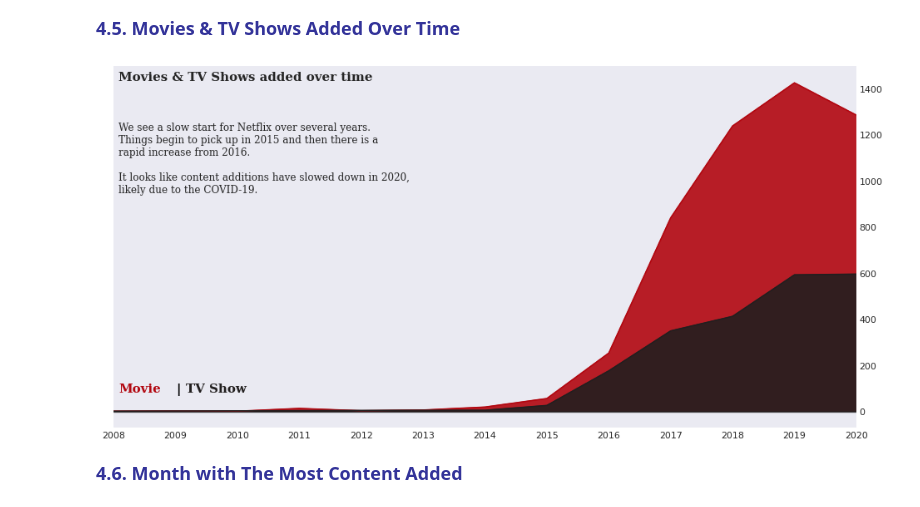
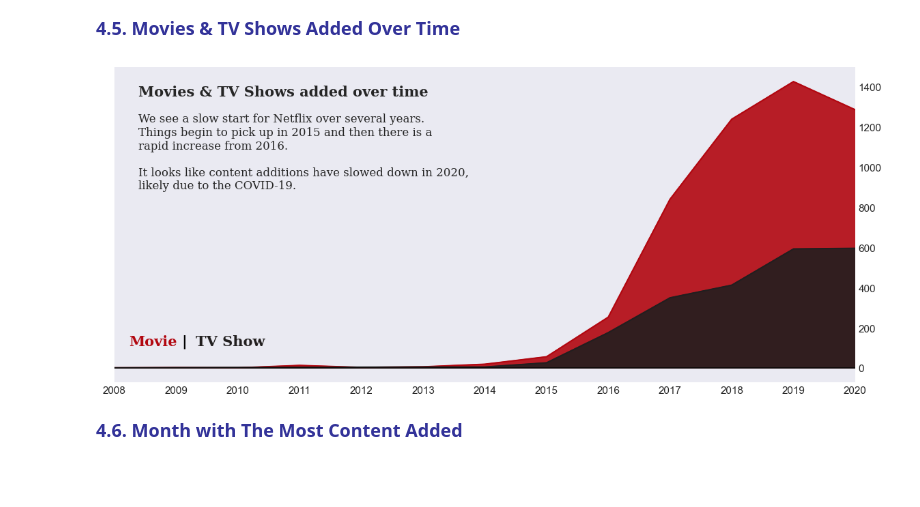
Before and after one commit to felicebenita/felicebtan.github.io, a Jupyter notebook: jupyter-notebook/netflix-eda-visualization.ipynb, the cells around one changed output. Cells and saved outputs as stored; diff of their text form; code cells hidden in the pictures; blank space fills up the shorter version.

```diff
--- a/jupyter-notebook/netflix-eda-visualization.ipynb
+++ b/jupyter-notebook/netflix-eda-visualization.ipynb
@@ -17,6 +16,6 @@ from wordcloud import WordCloud
 # %%
 # Reading data
-df = pd.read_csv('../input/netflix-shows/netflix_titles.csv') # Loading data
+df = pd.read_csv('D:/Pedoman/Porto Folios/Netflix Movies and TV Shows/netflix_titles.csv') # Loading data
 df.head() # Displaying the first 5 lines of the dataset
 # %% [output]
 |  | show_id | type | title | director | cast | country | date_added | release_year | rating | duration | ... |
@@ -158,7 +157,7 @@ fields = ['Movie','TV Show']
 colors = ['#1D2F6F', '#8390FA']
 
 # figure and axis
-fig, ax = plt.subplots(1, figsize=(14, 4))
+fig, ax = plt.subplots(1, figsize=(12, 3))
 # plot bars
 left = len(mf_ratio) * [0]
 for idx, name in enumerate(fields):
@@ -172,26 +171,26 @@ ax.set_yticks([])
 for i in mf_ratio.index:
     ax.annotate(f"{mf_ratio['Movie'][i]}%",
                    xy=(mf_ratio['Movie'][i]/2, i),
-                   va = 'center', ha='center',fontsize=40, fontweight='light', fontfamily='serif',
+                   va = 'center', ha='center', fontsize=40, fontweight='light', fontfamily='serif',
                    color='white')
 
     ax.annotate("Movie",
                    xy=(mf_ratio['Movie'][i]/2, -0.20),
-                   va = 'center', ha='center',fontsize=15, fontweight='light', fontfamily='serif',
+                   va = 'center', ha='center', fontsize=15, fontweight='light', fontfamily='serif',
                    color='white')
 
 for i in mf_ratio.index:
     ax.annotate(f"{mf_ratio['TV Show'][i]}%",
                    xy=(mf_ratio['Movie'][i]+mf_ratio['TV Show'][i]/2, i),
-                   va = 'center', ha='center',fontsize=40, fontweight='light', fontfamily='serif',
+                   va = 'center', ha='center', fontsize=40, fontweight='light', fontfamily='serif',
                    color='white')
     ax.annotate("TV Show",
                    xy=(mf_ratio['Movie'][i]+mf_ratio['TV Show'][i]/2, -0.20),
-                   va = 'center', ha='center',fontsize=15, fontweight='light', fontfamily='serif',
+                   va = 'center', ha='center', fontsize=15, fontweight='light', fontfamily='serif',
                    color='white')
 
 # title, legend, labels
-fig.text(0.125,1.03,'Movie & TV Show distribution', fontfamily='serif',fontsize=15, fontweight='bold')
+fig.text(0.125,1.03,'Movie & TV Show distribution', fontfamily='serif', fontsize=15, fontweight='bold')
 fig.text(0.125,0.92,'We see vastly more movies than TV shows on Netflix.',fontfamily='serif',fontsize=12)
 plt.xlabel(None)
 plt.ylabel(None)
@@ -199,6 +198,5 @@ plt.ylabel(None)
 for s in ['top', 'left', 'right', 'bottom']:
     ax.spines[s].set_visible(False)
 
-ax.legend().set_visible(False)
 plt.show()
 # %% [output]
@@ -263,8 +273,10 @@ directors = df[df['director'] != 'Unspecified']
 directors = directors.groupby('director').agg({'show_id':'count'}).rename({'show_id': 'total_show'}, axis = 1)
 directors = directors.sort_values(['total_show'], ascending = (False)).head(10).reset_index()
 
-sns.set(rc = {'figure.figsize': (20, 7)})
-ax = sns.barplot(x="total_show", y="director", data=directors, color="#aaa662").set(title="The Most Popular Directors", xlabel=None, ylabel=None)
+sns.set(rc = {'figure.figsize': (20, 6)})
+ax = sns.barplot(x="total_show", y="director", data=directors, color="#aaa662")
+ax.set_title("The Most Popular Directors", fontfamily='serif', fontsize=19.5, fontweight='bold')
+ax.set(xlabel=None, ylabel=None)
 plt.gca().set(xticks=[0, 5, 10, 15, 20])
 plt.gca().xaxis.set_major_formatter(FuncFormatter(lambda x, _: int(x)))
 # %% [output]
@@ -277,7 +289,7 @@ df['year_added'] = pd.DatetimeIndex(df['date_added']).year
 df['year_added'] = df['year_added'].astype('int')
 data = df.query("year_added >= 2007")
 
-fig, ax = plt.subplots(1, 1, figsize=(16, 8))
+fig, ax = plt.subplots(1, 1, figsize=(14, 6))
 color = ["#b20710", "#221f1f"]
 
 for i, mtv in enumerate(data['type'].value_counts().index):
@@ -286,41 +298,39 @@ for i, mtv in enumerate(data['type'].value_counts().index):
     ax.fill_between(mtv_rel.index, 0, mtv_rel, color=color[i], alpha=0.9)
 
 ax.yaxis.tick_right()
 
 ax.axhline(y = 0, color = 'black', linewidth = 1.3, alpha = .7)
 
 #ax.set_ylim(0, 50)
 #ax.legend(loc='upper left')
 for s in ['top', 'right','bottom','left']:
     ax.spines[s].set_visible(False)
 
 ax.grid(False)
 
 ax.set_xlim(2008,2020)
 plt.xticks(np.arange(2008, 2021, 1))
 
-fig.text(0.13, 0.85, 'Movies & TV Shows added over time', fontsize=15, fontweight='bold', fontfamily='serif')
-fig.text(0.13, 0.59,
+fig.text(0.15, 0.81, 'Movies & TV Shows added over time', fontsize=15, fontweight='bold', fontfamily='serif')
+fig.text(0.15, 0.55,
 '''We see a slow start for Netflix over several years.
 Things begin to pick up in 2015 and then there is a
 rapid increase from 2016.
 
 It looks like content additions have slowed down in 2020,
 likely due to the COVID-19.
 '''
-
 , fontsize=12, fontweight='light', fontfamily='serif')
 
-
-fig.text(0.13,0.2,"Movie", fontweight="bold", fontfamily='serif', fontsize=15, color='#b20710')
-fig.text(0.19,0.2,"|", fontweight="bold", fontfamily='serif', fontsize=15, color='black')
-fig.text(0.2,0.2,"TV Show", fontweight="bold", fontfamily='serif', fontsize=15, color='#221f1f')
+fig.text(0.14,0.2,"Movie", fontweight="bold", fontfamily='serif', fontsize=15, color='#b20710')
+fig.text(0.195,0.2,"|", fontweight="bold", fontfamily='serif', fontsize=15, color='black')
+fig.text(0.21,0.2,"TV Show", fontweight="bold", fontfamily='serif', fontsize=15, color='#221f1f')
 
 ax.tick_params(axis=u'both', which=u'both',length=0)
 
 plt.show()
 # %% [output]
-[figure, old version]
+[figure, new version]
 # %% [markdown]
 <span style="padding-left:17px; font-size:18px; color:#339; font-weight:bold">4.6. Month with The Most Content Added</span>
 # %% [markdown]
```
Also changed, not shown: parts of 15 cells of this notebook, 2 other files.
